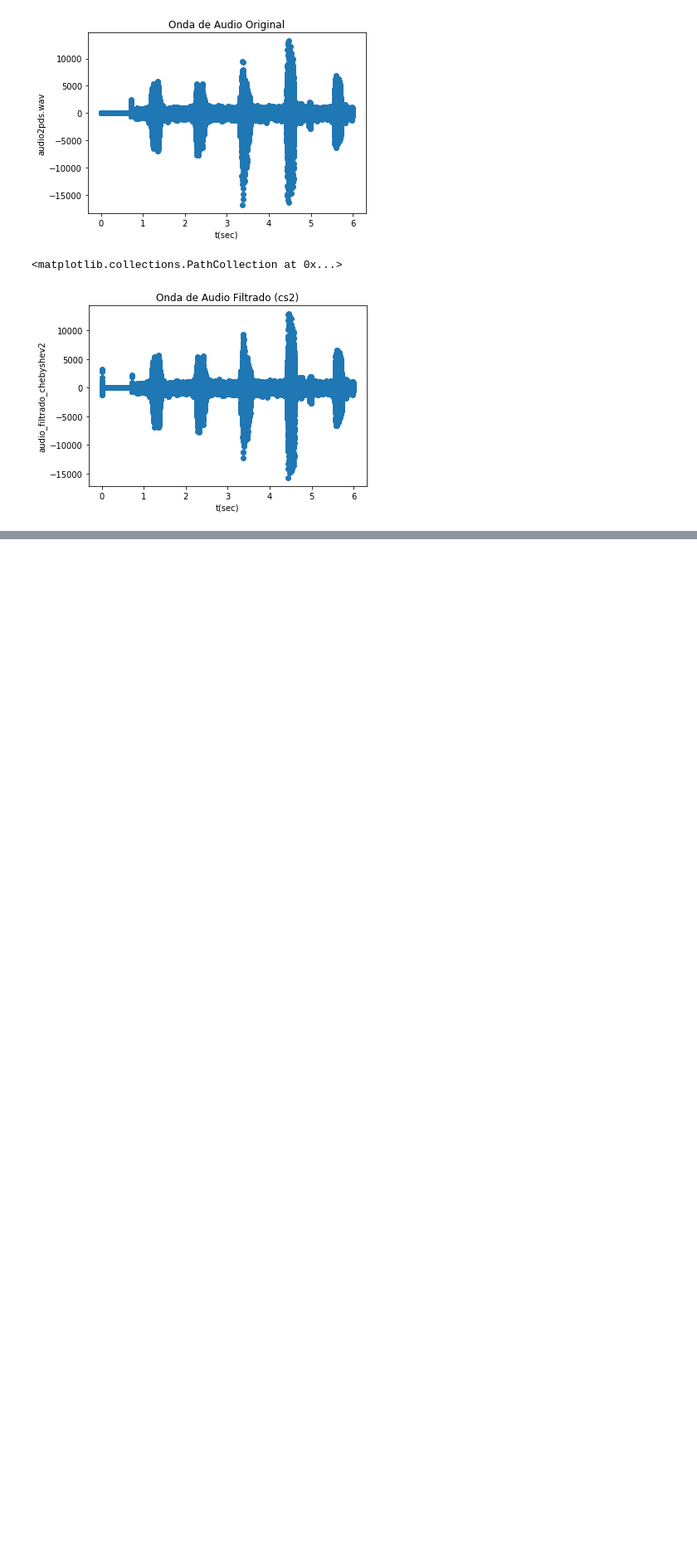
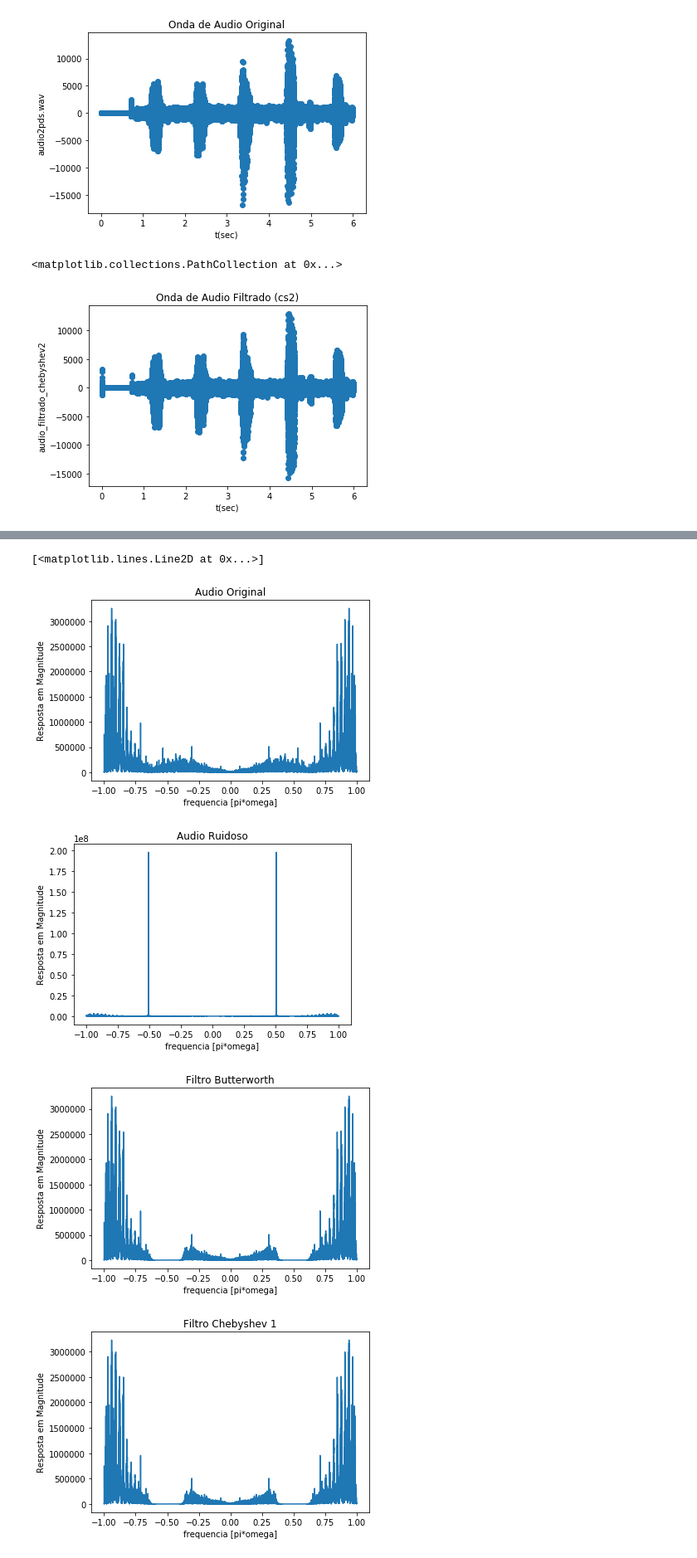
Before and after one commit to mtxslv/digitalprocessingsimulations, a Jupyter notebook: IIRstopbandFilter.ipynb, the cells around one changed output, grey strips where cells are left out. Shown at 83% size. Saved outputs shown, nothing was run; the diff lists cells and outputs as text; code cells hidden in the pictures; blank space fills up the shorter version.

```diff
--- a/IIRstopbandFilter.ipynb
+++ b/IIRstopbandFilter.ipynb
@@ -327,0 +447,51 @@ to do...
+# %%
+A_b = np.fft.fft(audio_filtrado_butterworth)
+A_cs1 = np.fft.fft(audio_filtrado_chebyshev1)
+A_cs2 = np.fft.fft(audio_filtrado_chebyshev2)
+A_elp = np.fft.fft(audio_filtrado_eliptico)
+A_r = np.fft.fft(audio_ruidoso)
+A = np.fft.fft(data)
+
+k_audio = np.linspace(-1,1,num = data.shape[0])
+# %%
+plt.figure(1)
+plt.title('Audio Original')
+plt.xlabel('frequencia [pi*omega]')
+plt.ylabel('Resposta em Magnitude')
+plt.plot(k_audio, np.abs(A))
+
+plt.figure(2)
+plt.title('Audio Ruidoso')
+plt.xlabel('frequencia [pi*omega]')
+plt.ylabel('Resposta em Magnitude')
+plt.plot(k_audio, np.abs(A_r))
+
+plt.figure(3)
+plt.title('Filtro Butterworth')
+plt.xlabel('frequencia [pi*omega]')
+plt.ylabel('Resposta em Magnitude')
+plt.plot(k_audio, np.abs(A_b))
+
+plt.figure(4)
+plt.title('Filtro Chebyshev 1')
+plt.xlabel('frequencia [pi*omega]')
+plt.ylabel('Resposta em Magnitude')
+plt.plot(k_audio, np.abs(A_cs1))
+
+plt.figure(5)
+plt.title('Filtro Chebyshev 2')
+plt.xlabel('frequencia [pi*omega]')
+plt.ylabel('Resposta em Magnitude')
+plt.plot(k_audio, np.abs(A_cs2))
+
+plt.figure(6)
+plt.title('Filtro Elíptico')
+plt.xlabel('frequencia [pi*omega]')
+plt.ylabel('Resposta em Magnitude')
+plt.plot(k_audio, np.abs(A_elp))
+# %% [output]
+[<matplotlib.lines.Line2D at 0x...>]
+[figure, added]
+[figure, added]
+[figure, added]
+[figure, added]
```
Also changed, not shown: parts of 20 cells of this notebook.
